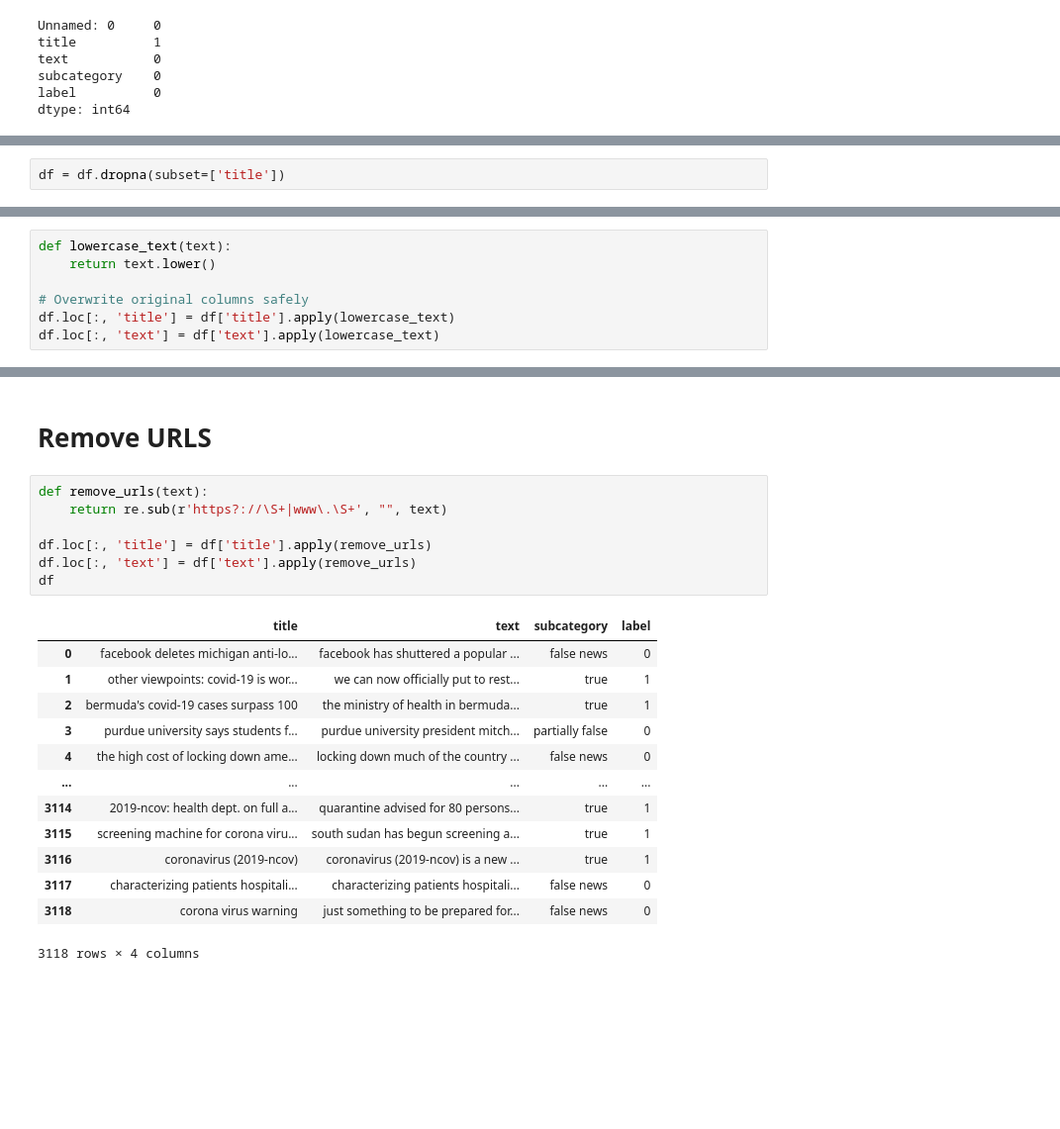
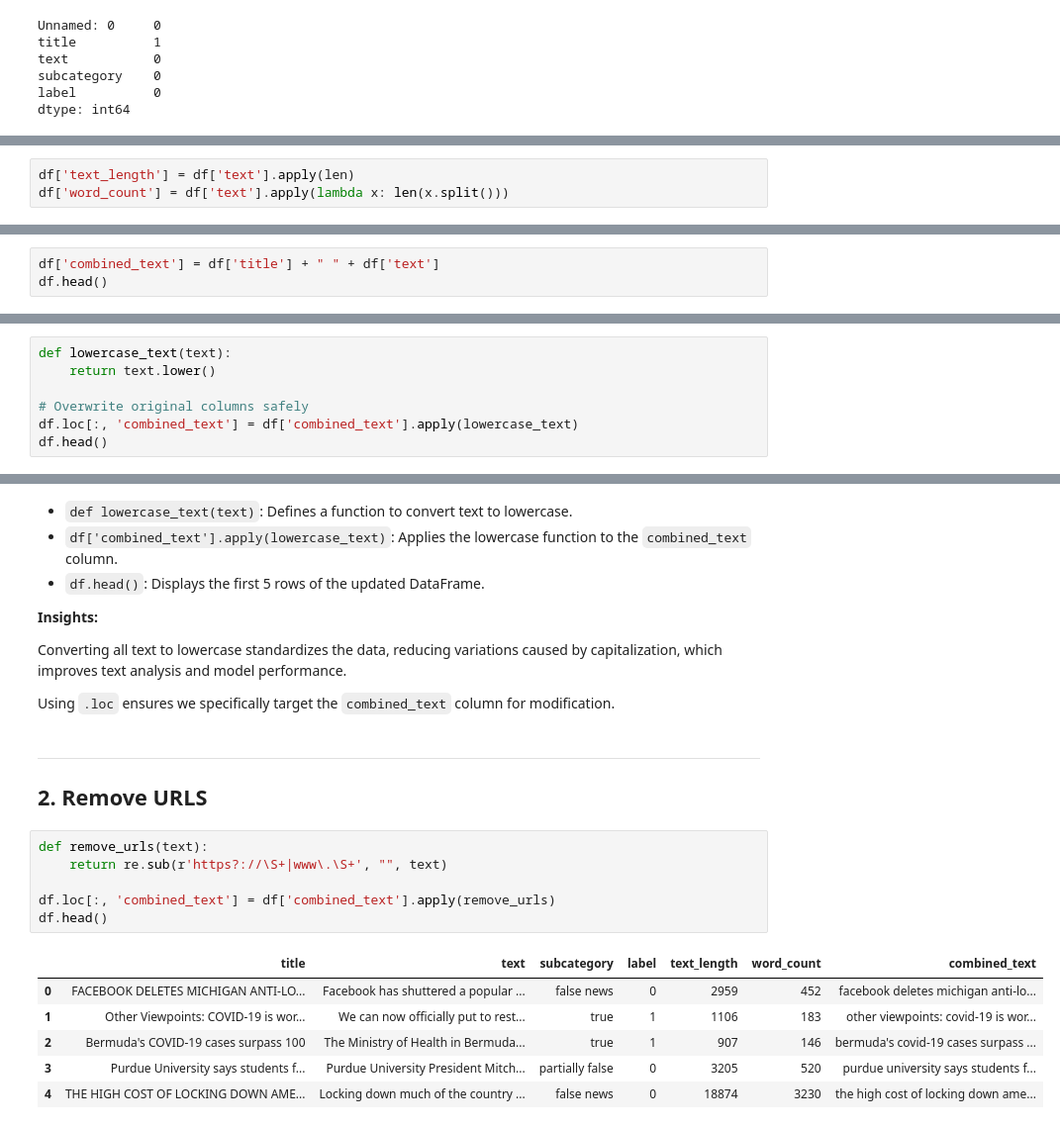
Before and after one commit to Natashaa7/COVID-19-Fake-News-Detection, a Jupyter notebook: Fake-News-Classification.ipynb, the cells around one changed output, grey strips where cells are left out. Shown at 99% size. Saved outputs shown, nothing was run; the diff lists cells and outputs as text; blank space fills up the shorter version.

Commit message:
training model

```diff
--- a/Fake-News-Classification.ipynb
+++ b/Fake-News-Classification.ipynb
@@ -88,2 +166,0 @@ df
-# %%
-df = df.dropna(subset=['title'])
@@ -166,0 +239,3 @@ from sklearn.metrics import classification_report
+# %%
+df['text_length'] = df['text'].apply(len)
+df['word_count'] = df['text'].apply(lambda x: len(x.split()))
@@ -166,0 +268,3 @@ from sklearn.metrics import classification_report
+# %%
+df['combined_text'] = df['title'] + " " + df['text']
+df.head()
@@ -171,5 +302,5 @@ def lowercase_text(text):
     return text.lower()
 
 # Overwrite original columns safely
-df.loc[:, 'title'] = df['title'].apply(lowercase_text)
-df.loc[:, 'text'] = df['text'].apply(lowercase_text)
+df.loc[:, 'combined_text'] = df['combined_text'].apply(lowercase_text)
+df.head()
@@ -192,23 +314,26 @@ df
+# %% [markdown]
+- `def lowercase_text(text)`: Defines a function to convert text to lowercase.
+- `df['combined_text'].apply(lowercase_text)`: Applies the lowercase function to the `combined_text` column.
+- `df.head()`: Displays the first 5 rows of the updated DataFrame.
+
+**Insights:**
+
+Converting all text to lowercase standardizes the data, reducing variations caused by capitalization, which improves text analysis and model performance.
+
+Using `.loc` ensures we specifically target the `combined_text` column for modification.
 # %% [markdown]
-# Remove URLS
+---
+## 2. Remove URLS
 # %%
 def remove_urls(text):
     return re.sub(r'https?://\S+|www\.\S+', "", text)
 
-df.loc[:, 'title'] = df['title'].apply(remove_urls)
-df.loc[:, 'text'] = df['text'].apply(remove_urls)
-df
+df.loc[:, 'combined_text'] = df['combined_text'].apply(remove_urls)
+df.head()
 # %% [output]
-|  | title | text | subcategory | label |
-| 0 | facebook deletes michigan anti-lo... | facebook has shuttered a popular ... | false news | 0 |
-| 1 | other viewpoints: covid-19 is wor... | we can now officially put to rest... | true | 1 |
-| 2 | bermuda's covid-19 cases surpass 100 | the ministry of health in bermuda... | true | 1 |
-| 3 | purdue university says students f... | purdue university president mitch... | partially false | 0 |
-| 4 | the high cost of locking down ame... | locking down much of the country ... | false news | 0 |
-| ... | ... | ... | ... | ... |
-| 3114 | 2019-ncov: health dept. on full a... | quarantine advised for 80 persons... | true | 1 |
-| 3115 | screening machine for corona viru... | south sudan has begun screening a... | true | 1 |
-| 3116 | coronavirus (2019-ncov) | coronavirus (2019-ncov) is a new ... | true | 1 |
-| 3117 | characterizing patients hospitali... | characterizing patients hospitali... | false news | 0 |
-| 3118 | corona virus warning | just something to be prepared for... | false news | 0 |
+|  | title | text | subcategory | label | text_length | word_count | combined_text |
+| 0 | FACEBOOK DELETES MICHIGAN ANTI-LO... | Facebook has shuttered a popular ... | false news | 0 | 2959 | 452 | facebook deletes michigan anti-lo... |
+| 1 | Other Viewpoints: COVID-19 is wor... | We can now officially put to rest... | true | 1 | 1106 | 183 | other viewpoints: covid-19 is wor... |
+| 2 | Bermuda's COVID-19 cases surpass 100 | The Ministry of Health in Bermuda... | true | 1 | 907 | 146 | bermuda's covid-19 cases surpass ... |
+| 3 | Purdue University says students f... | Purdue University President Mitch... | partially false | 0 | 3205 | 520 | purdue university says students f... |
+| 4 | THE HIGH COST OF LOCKING DOWN AME... | Locking down much of the country ... | false news | 0 | 18874 | 3230 | the high cost of locking down ame... |
-3118 rows × 4 columns
```
Also changed, not shown: parts of 100 cells of this notebook.
